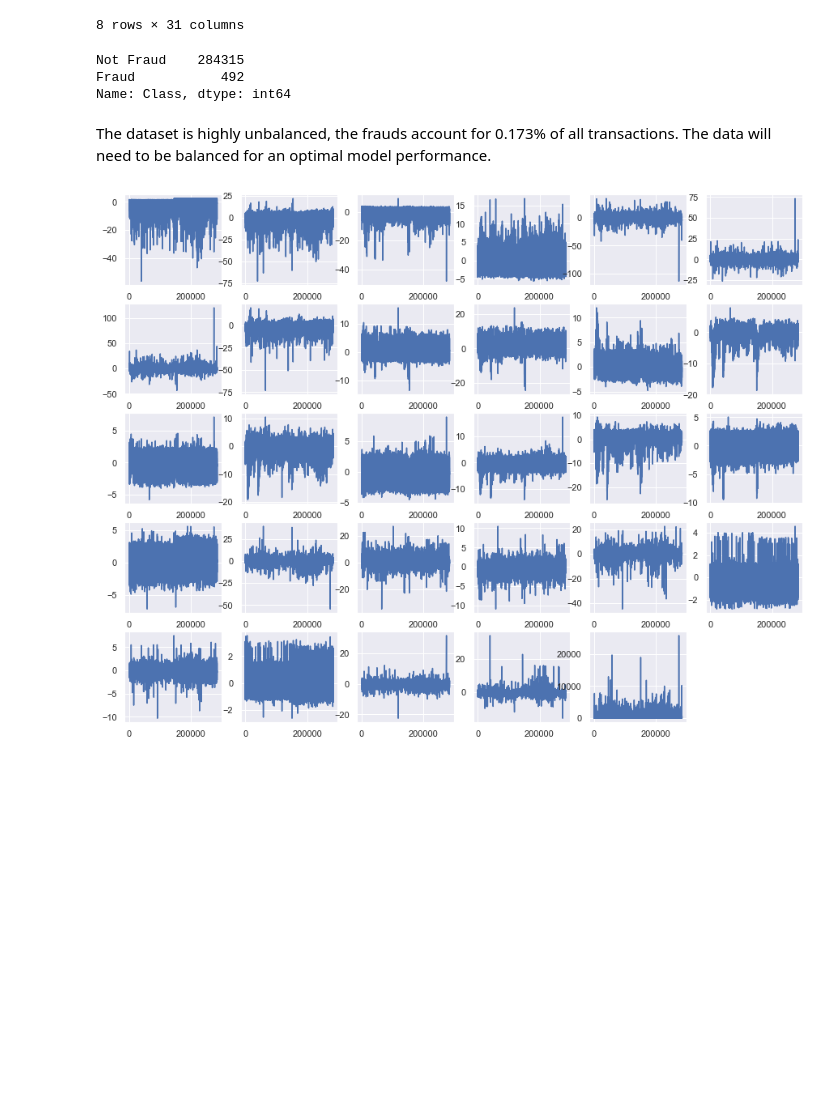
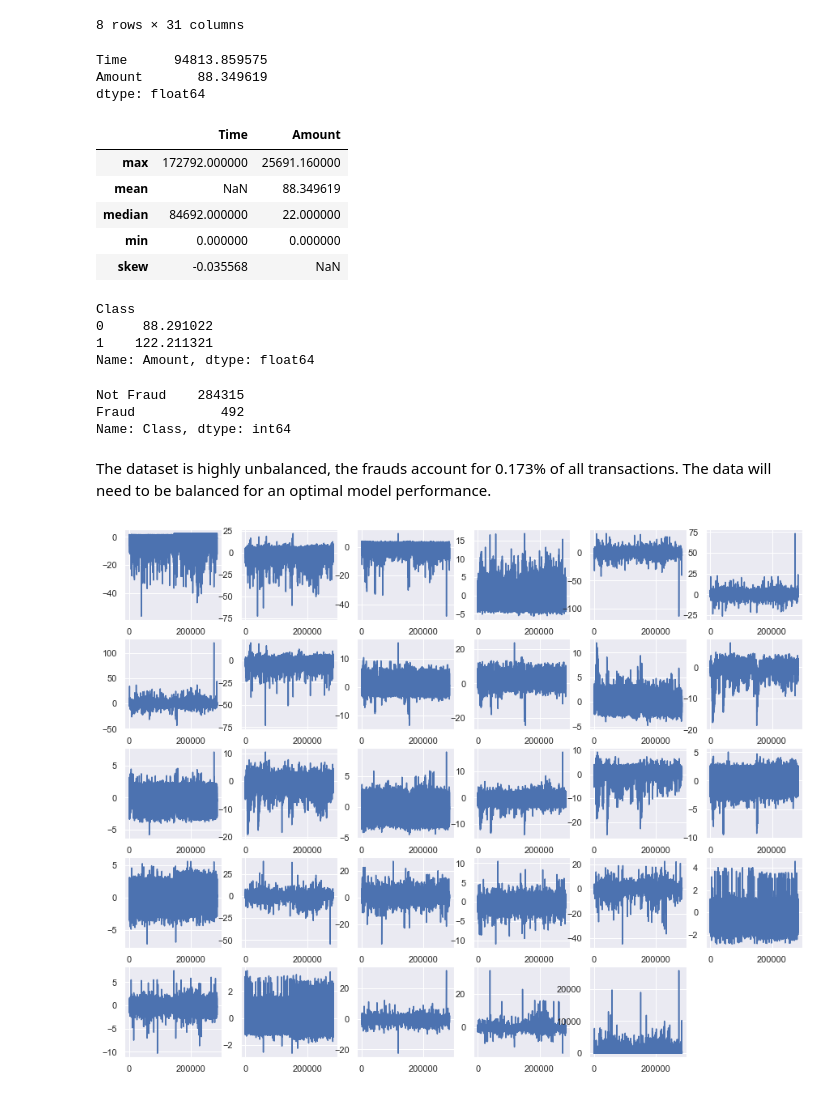
Before and after one commit to Sedozan/Analytics, a Jupyter notebook: Credit Card Fraud Detection.ipynb, the cells around one changed output. Saved outputs shown, nothing was run; the diff lists cells and outputs as text; code cells hidden in the pictures; blank space fills up the shorter version.

```diff
--- a/Credit Card Fraud Detection.ipynb
+++ b/Credit Card Fraud Detection.ipynb
@@ -81,6 +85,32 @@ df.describe()
 | 75% | 139320.500000 | 1.315642e+00 | 8.037239e-01 | 1.027196e+00 | 7.433413e-01 | 6.119264e-01 | 3.985649e-01 | 5.704361e-01 | 3.273459e-01 | 5.971390e-01 | ... | ... |
 | max | 172792.000000 | 2.454930e+00 | 2.205773e+01 | 9.382558e+00 | 1.687534e+01 | 3.480167e+01 | 7.330163e+01 | 1.205895e+02 | 2.000721e+01 | 1.559499e+01 | ... | ... |
 8 rows × 31 columns
+# %%
+#average of time and amount
+df[["Time", "Amount"]].mean()
+# %% [output]
+Time      94813.859575
+Amount       88.349619
+dtype: float64
+# %%
+#some stats of time and amount
+df.agg({'Time': ['min', 'max', 'median', 'skew'],
+        'Amount': ['min', 'max', 'median', 'mean']})
+# %% [output]
+|  | Time | Amount |
+| max | 172792.000000 | 25691.160000 |
+| mean | NaN | 88.349619 |
+| median | 84692.000000 | 22.000000 |
+| min | 0.000000 | 0.000000 |
+| skew | -0.035568 | NaN |
+# %%
+#average of amount by Class
+df.groupby("Class")["Amount"].mean()
+# %% [output]
+Class
+0     88.291022
+1    122.211321
+Name: Amount, dtype: float64
 # %%
 #The number of suspicious transactions
 #Column "Class" provide a value of '0' for non-fraud and '1' for a fraud
```
Also changed, not shown: parts of 16 cells of this notebook.
